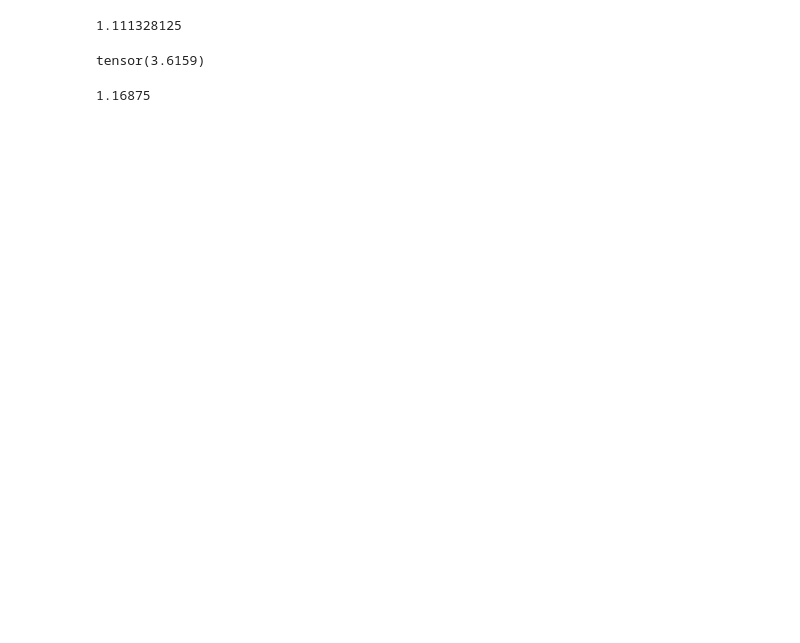
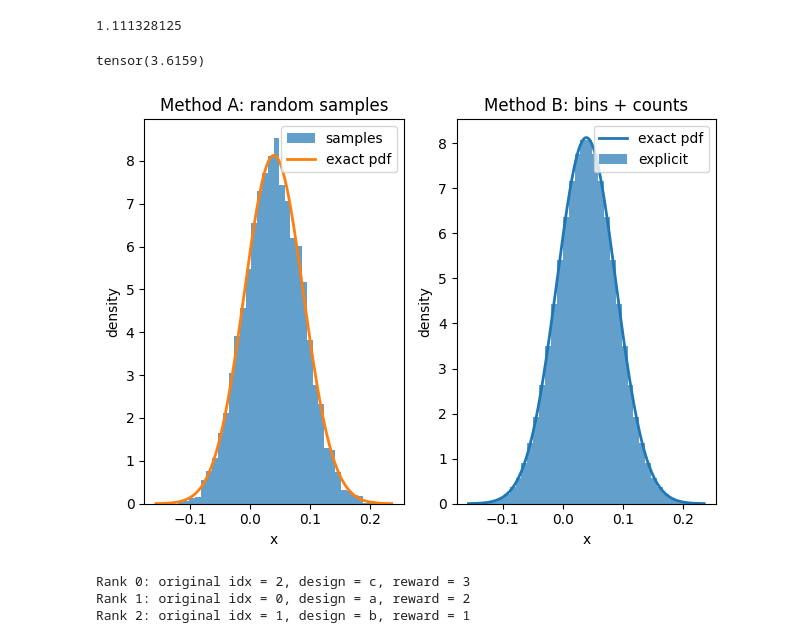
Before and after one commit to nhnhan92/RL_whisker, a Jupyter notebook: test.ipynb, the cells around one changed output. Saved outputs shown, nothing was run; the diff lists cells and outputs as text; code cells hidden in the pictures; blank space fills up the shorter version.

```diff
--- a/test.ipynb
+++ b/test.ipynb
@@ -44,8 +44,59 @@ disc_dist.entropy()
 # %% [output]
 1.111328125
 tensor(3.6159)
-# %%
-beta = (1.2125+1.125)/2
-beta
-# %% [output]
-1.16875
+# %%
+import numpy as np
+import matplotlib.pyplot as plt
+from scipy.stats import norm            # just for the pdf
+
+# ── input list: [mean, std] ──────────────────────────────────────────────
+gauss_stats = [0.0394, 0.0491]                # μ = 0.5,  σ = 1.0
+mu, std = gauss_stats
+
+# ── A) sample-based histogram ────────────────────────────────────────────
+samples = np.random.normal(loc=mu, scale=std, size=10_000)
+
+plt.subplot(1, 2, 1)
+plt.hist(samples, bins=40, density=True, alpha=0.7, label="samples")
+xs = np.linspace(mu - 4*std, mu + 4*std, 300)
+plt.plot(xs, norm.pdf(xs, mu, std), lw=2, label="exact pdf")
+plt.title("Method A: random samples")
+plt.xlabel("x"), plt.ylabel("density"), plt.legend()
+
+# ── B) explicit-bins histogram ───────────────────────────────────────────
+# fixed bin edges
+bin_edges = np.linspace(mu - 4*std, mu + 4*std, 41)
+# compute probability mass in each bin analytically
+cdf = norm.cdf(bin_edges, mu, std)
+bin_mass = np.diff(cdf)                 # length 40
+# Convert probability mass to counts so bar height = density
+counts = bin_mass / np.diff(bin_edges)  # density in each bin
+
+plt.subplot(1, 2, 2)
+centres = 0.5 * (bin_edges[1:] + bin_edges[:-1])
+plt.bar(centres, counts, width=np.diff(bin_edges), alpha=0.7, label="explicit")
+plt.plot(xs, norm.pdf(xs, mu, std), lw=2, label="exact pdf")
+plt.title("Method B: bins + counts")
+plt.xlabel("x"), plt.ylabel("density"), plt.legend()
+
+plt.tight_layout()
+plt.show()
+# %% [output]
+[figure, added]
+# %%
+b = [2, 1, 3]              # rewards
+a = ['a', 'b', 'c']        # designs
+from itertools import islice
+# Step 1: Zip with original index
+paired = list(enumerate(zip(a, b)))  # [(0, ('a', 2)), (1, ('b', 1)), (2, ('c', 3))]
+
+# Step 2: Sort by reward (b)
+paired_sorted = sorted(paired, key=lambda x: x[1][1], reverse=True)
+top3 = list(islice(paired_sorted, 3))
+# Step 3: Print sorted order + original index
+for i, (orig_idx, (design, reward)) in enumerate(top3):
+    print(f"Rank {i}: original idx = {orig_idx}, design = {design}, reward = {reward}")
+# %% [output]
+Rank 0: original idx = 2, design = c, reward = 3
+Rank 1: original idx = 0, design = a, reward = 2
+Rank 2: original idx = 1, design = b, reward = 1
```
Also changed, not shown: parts of 1 cell of this notebook, 10 other files.
